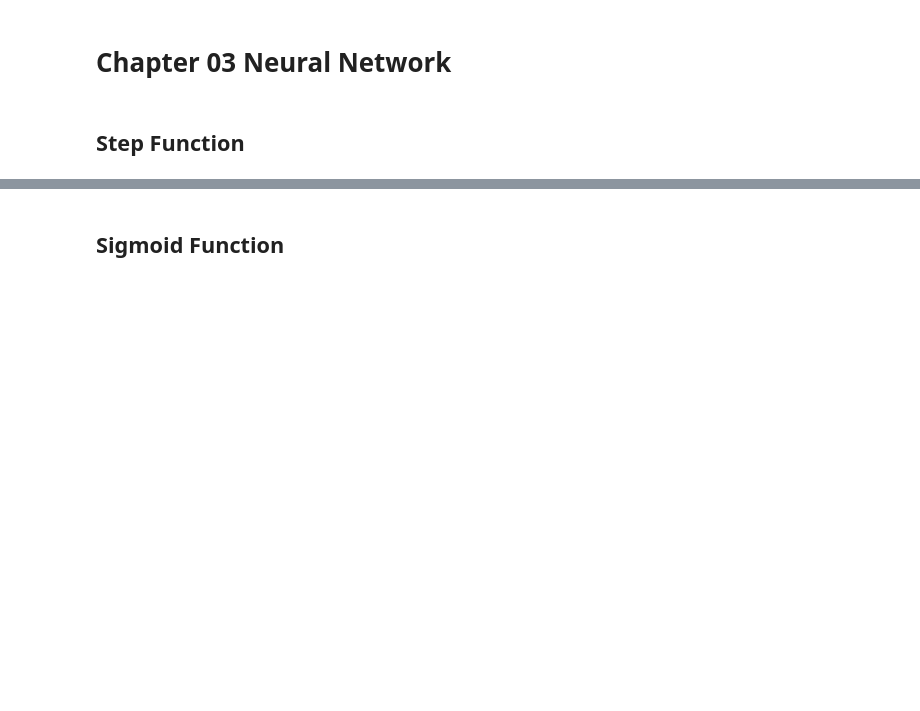
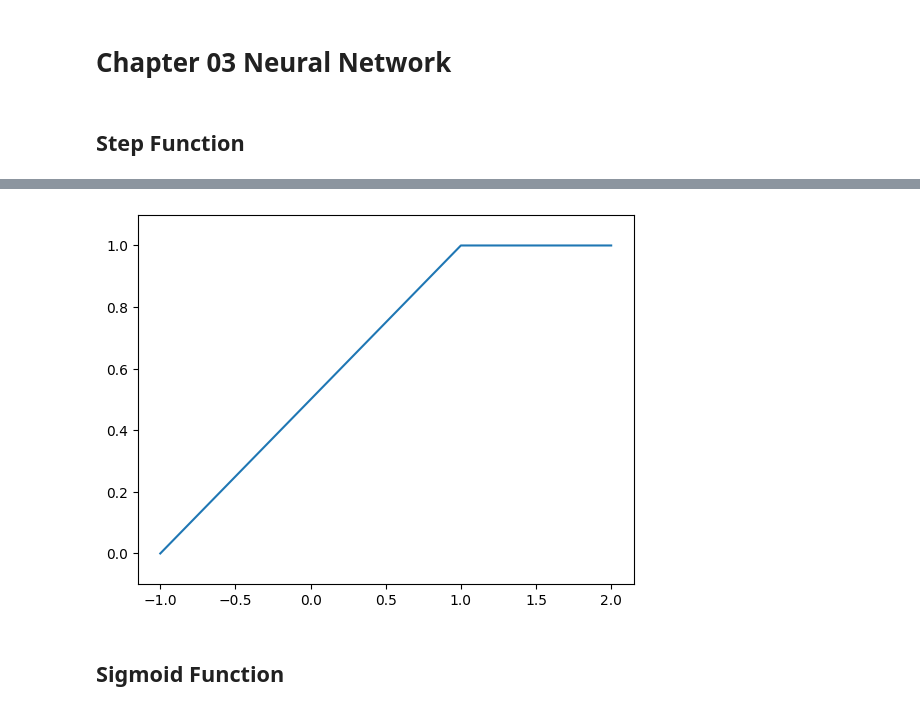
Before and after one commit to zirenjin/deep-learning-from-scratch, a Jupyter notebook: ch03.ipynb, the cells around one changed output, grey strips where cells are left out. Saved outputs shown, nothing was run; the diff lists cells and outputs as text; code cells hidden in the pictures; blank space fills up the shorter version.

Commit message:
plot

```diff
--- a/ch03.ipynb
+++ b/ch03.ipynb
@@ -16,3 +20,9 @@ print(y)
+# %%
+plt.plot(x, y)
+plt.ylim(-0.1, 1.1)
+plt.show()
+# %% [output]
+[figure, added]
 # %% [markdown]
 ## Sigmoid Function
 # %%
```
Also changed, not shown: parts of 6 cells of this notebook.
